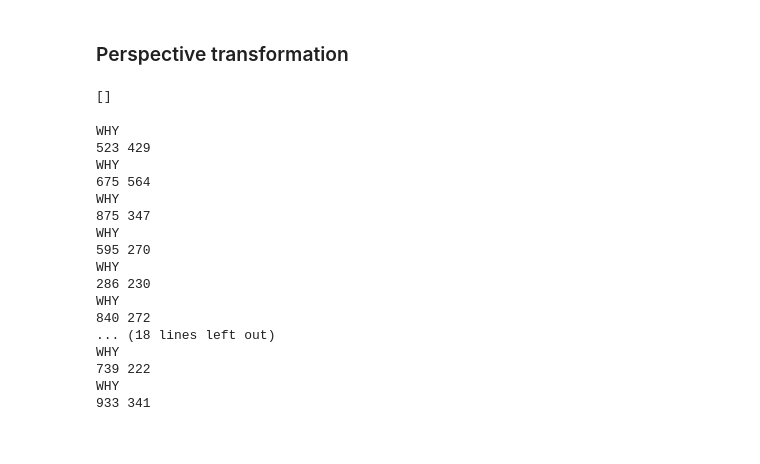
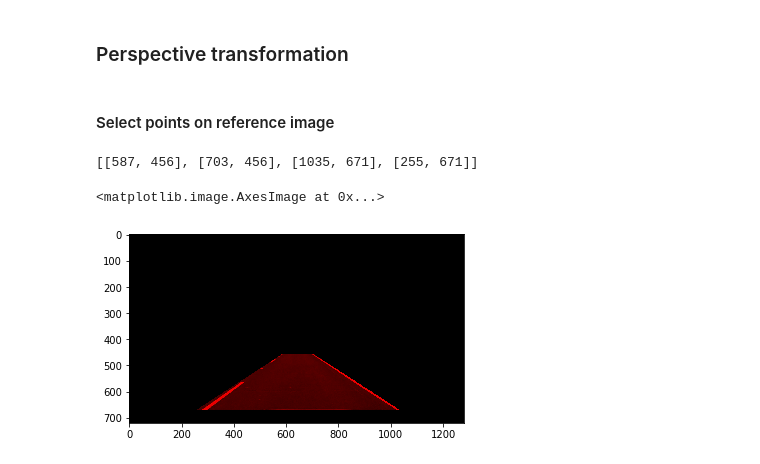
Before and after one commit to anastasia-spb/CarND-Advanced-Lane-Lines, a Jupyter notebook: project2.ipynb, the cells around one changed output. Saved outputs shown, nothing was run; the diff lists cells and outputs as text; code cells hidden in the pictures.

```diff
--- a/project2.ipynb
+++ b/project2.ipynb
@@ -246,54 +224,50 @@ while True:
-# %%
-refPt
-# %% [output]
-[]
+# %% [markdown]
+#### Select points on reference image
 # %%
+img_ref = cv2.imread('test_images/straight_lines2.jpg')
+
 points = []
 
 def mouseCB(event,x,y,flags,param):
     if event == cv2.EVENT_LBUTTONDBLCLK or event == cv2.EVENT_LBUTTONDOWN:
-        print("WHY")
-        print (x, y)
         points.append([x, y])
 
-count = 0
-exit_flag = True
 points_list = []
 
 window_name = 'image'
 cv2.namedWindow(window_name)
 cv2.setMouseCallback(window_name, mouseCB)
-cv2.imshow(window_name, img_test)
+cv2.imshow(window_name, img_ref)
 
 while True:
     ip = cv2.waitKey(0) & 0xFF
-    if ip == ord('n'):
-        count += 1
-        points_list.append(points)
-        points = []
-        cv2.destroyAllWindows()
+    if ip == ord('q'):
         break
-    elif ip == ord('q'):
-        exit_flag = False
-        break
-print (count)
 
 cv2.destroyAllWindows()
-# %% [output]
-WHY
-523 429
-WHY
-675 564
-WHY
-875 347
-WHY
-595 270
-WHY
-286 230
-WHY
-840 272
-... (18 lines left out)
-WHY
-739 222
-WHY
-933 341
+# %%
+def roi(img,vertices):
+    # blank mask:
+    mask = np.zeros_like(img)
+
+    # filling pixels inside the polygon defined by "vertices" with the fill color
+    cv2.fillPoly(mask, vertices, 255)
+
+    # returning the image only where mask pixels are nonzero
+    masked = cv2.bitwise_and(img, mask)
+    return masked
+# %%
+# We suppose that lines are parallel
+points[1][1] = points[0][1]
+dif = points[2][0] - points[1][0]
+points[3][1] = points[2][1]
+points[3][0] = points[0][0] - dif
+vertices = np.array([points], dtype=np.int32)
+# %%
+print(points)
+masked_img = roi(img_ref, vertices)
+plt.imshow(masked_img)
+# %% [output]
+[[587, 456], [703, 456], [1035, 671], [255, 671]]
+<matplotlib.image.AxesImage at 0x...>
+[figure, added]
```
Also changed, not shown: parts of 8 cells of this notebook.
